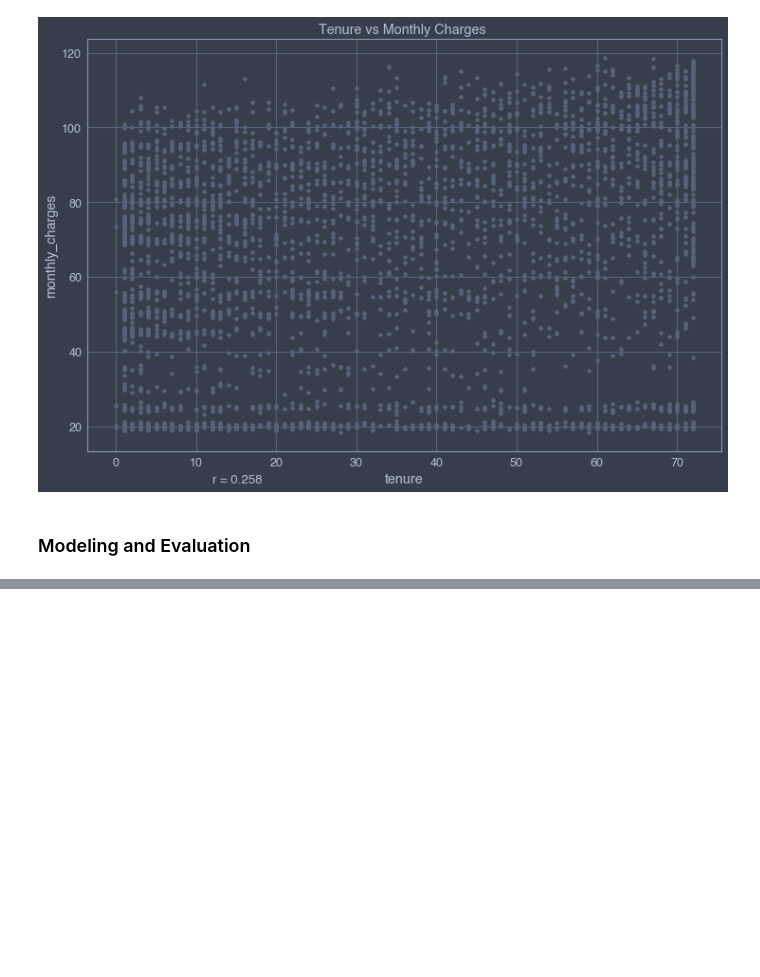
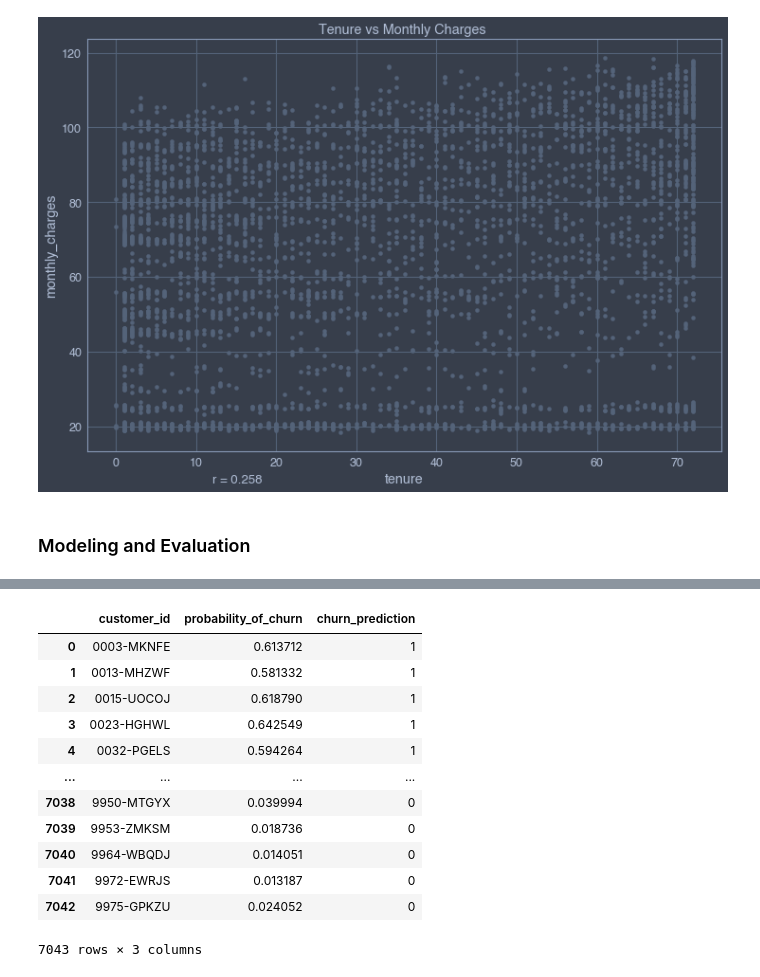
Before and after one commit to Ken-Alviola/Classification-Project, a Jupyter notebook: Classification_Project_Telco.ipynb, the cells around one changed output, grey strips where cells are left out. Cells and saved outputs as stored; diff of their text form; code cells hidden in the pictures; blank space fills up the shorter version.

Commit message:
adding churn predictions

```diff
--- a/Classification_Project_Telco.ipynb
+++ b/Classification_Project_Telco.ipynb
@@ -364,0 +386,12 @@ Text(12, 5, 'r = 0.258')
+# %%
+features = ['tenure','monthly_charges','partner','dependents','Month_to_month',
+            'One_year_contract','Two_year_contract','DSL','Fiber_optic','No_internet']
+
+X_train = train[features]
+y_train = train.churn
+
+X_validate = validate[features]
+y_validate = validate.churn
+
+X_test = test[features]
+y_test = test.churn
@@ -364,0 +484,5 @@ Text(12, 5, 'r = 0.258')
+# %%
+knn = KNeighborsClassifier(n_neighbors=4)
+knn.fit(X_train, y_train)
+knn_report = get_metrics(knn,X_train,y_train)
+knn_report
@@ -364,0 +522,6 @@ Text(12, 5, 'r = 0.258')
+# %%
+logit = LogisticRegression(C=1, class_weight='balanced',
+                           random_state=123,solver='liblinear')
+logit = logit.fit(X_train, y_train)
+log_report = get_metrics(logit,X_train,y_train)
+log_report
@@ -364,0 +576,5 @@ Text(12, 5, 'r = 0.258')
+# %%
+telco_predict = telco[features]
+prediction = logit.predict(telco_predict)
+prediction_probability = logit.predict_proba(telco_predict)
+prediction, prediction_probability
@@ -364,0 +590,18 @@ Text(12, 5, 'r = 0.258')
+# %%
+predicted_df = pd.concat([telco.customer_id,pd.DataFrame(prediction_probability[0:,1]),pd.DataFrame(prediction)],axis=1)
+predicted_df.columns = ['customer_id', 'probability_of_churn', 'churn_prediction']
+predicted_df
+# %% [output]
+|  | customer_id | probability_of_churn | churn_prediction |
+| 0 | 0003-MKNFE | 0.613712 | 1 |
+| 1 | 0013-MHZWF | 0.581332 | 1 |
+| 2 | 0015-UOCOJ | 0.618790 | 1 |
+| 3 | 0023-HGHWL | 0.642549 | 1 |
+| 4 | 0032-PGELS | 0.594264 | 1 |
+| ... | ... | ... | ... |
+| 7038 | 9950-MTGYX | 0.039994 | 0 |
+| 7039 | 9953-ZMKSM | 0.018736 | 0 |
+| 7040 | 9964-WBQDJ | 0.014051 | 0 |
+| 7041 | 9972-EWRJS | 0.013187 | 0 |
+| 7042 | 9975-GPKZU | 0.024052 | 0 |
+7043 rows × 3 columns
```
Also changed, not shown: parts of 22 cells of this notebook, 2 other files.
